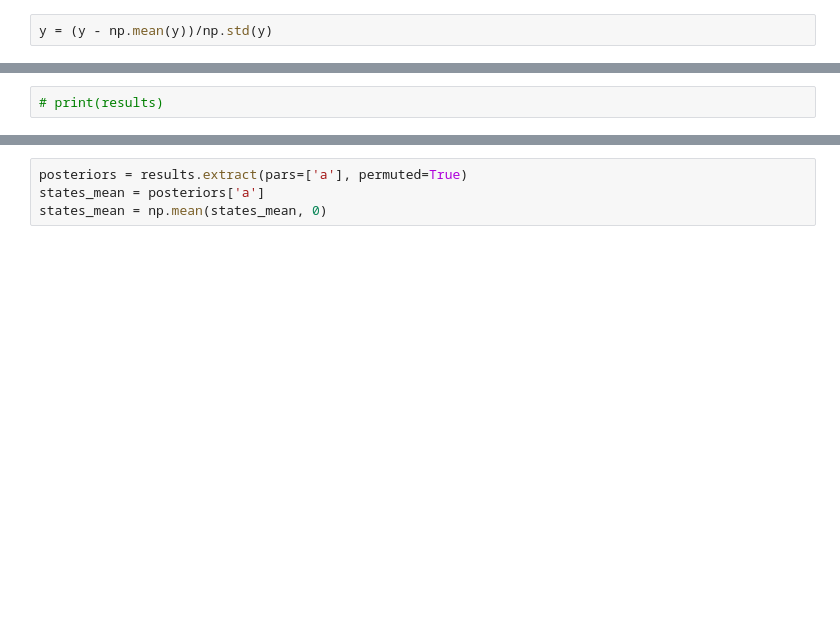
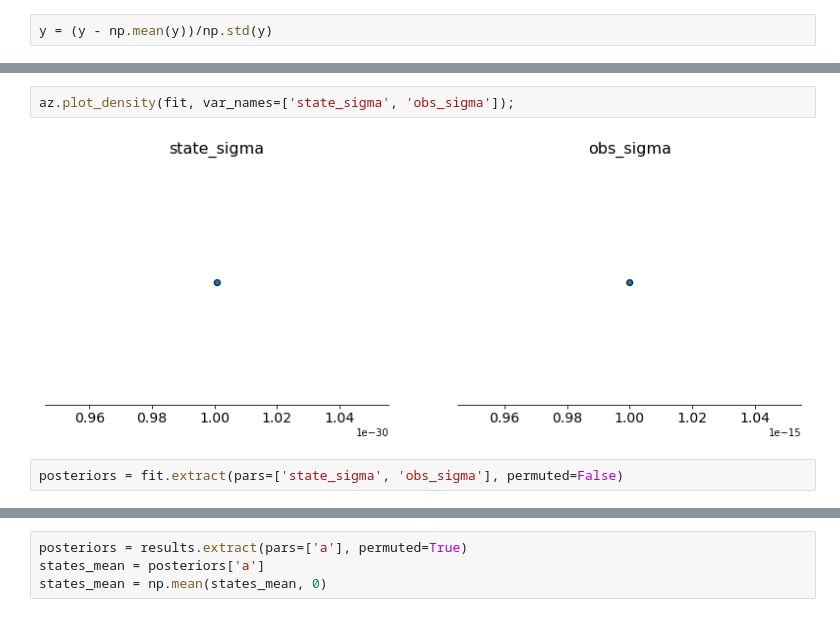
Before and after one commit to edwinnglabs/ts-playground, a Jupyter notebook: notebooks/state-space-model.ipynb, the cells around one changed output, grey strips where cells are left out. Saved outputs shown, nothing was run; the diff lists cells and outputs as text; blank space fills up the shorter version.

```diff
--- a/notebooks/state-space-model.ipynb
+++ b/notebooks/state-space-model.ipynb
@@ -79,2 +64,6 @@ Iteration: 2000 / 2000 [100%]  (Sampling)
-# %%
-# print(results)
+# %%
+az.plot_density(fit, var_names=['state_sigma', 'obs_sigma']);
+# %% [output]
+[figure, added]
+# %%
+posteriors = fit.extract(pars=['state_sigma', 'obs_sigma'], permuted=False)
```
Also changed, not shown: parts of 6 cells of this notebook, 2 other files.
